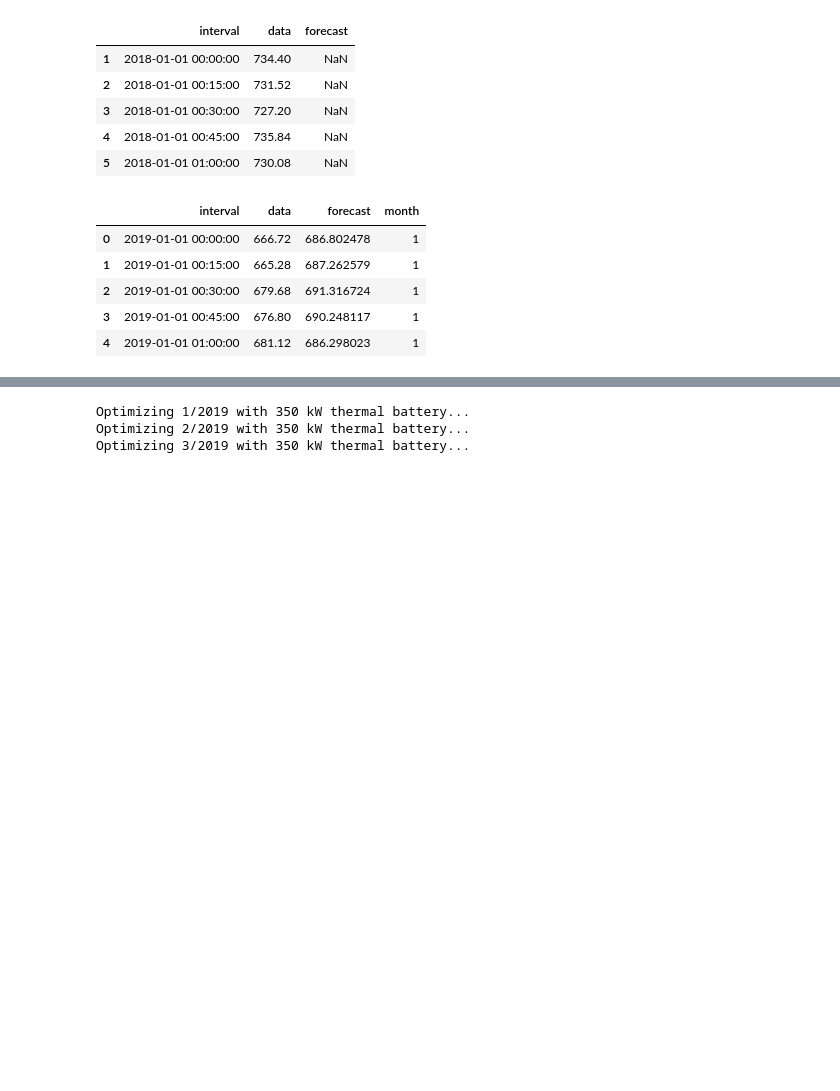
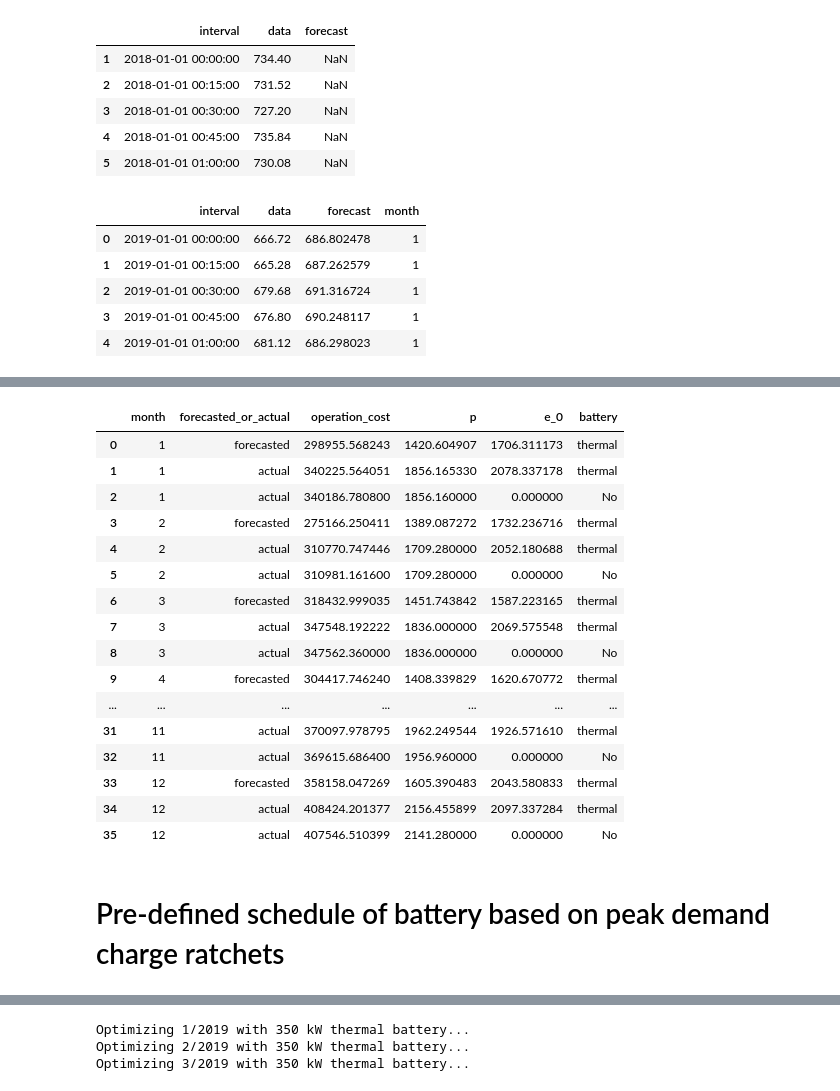
Before and after one commit to gnyirjesy/columbia-peak-shaving, a Jupyter notebook: peak_shaving_optimization.ipynb, the cells around one changed output, grey strips where cells are left out. Saved outputs shown, nothing was run; the diff lists cells and outputs as text; code cells hidden in the pictures; blank space fills up the shorter version.

```diff
--- a/peak_shaving_optimization.ipynb
+++ b/peak_shaving_optimization.ipynb
@@ -380,0 +532,22 @@ monthly_cost, cost_E, cost_P, e, p, d, q= run_optimization(D = demand_array_fore
+# %%
+monthly_values_2019
+# %% [output]
+|  | month | forecasted_or_actual | operation_cost | p | e_0 | battery |
+| 0 | 1 | forecasted | 298955.568243 | 1420.604907 | 1706.311173 | thermal |
+| 1 | 1 | actual | 340225.564051 | 1856.165330 | 2078.337178 | thermal |
+| 2 | 1 | actual | 340186.780800 | 1856.160000 | 0.000000 | No |
+| 3 | 2 | forecasted | 275166.250411 | 1389.087272 | 1732.236716 | thermal |
+| 4 | 2 | actual | 310770.747446 | 1709.280000 | 2052.180688 | thermal |
+| 5 | 2 | actual | 310981.161600 | 1709.280000 | 0.000000 | No |
+| 6 | 3 | forecasted | 318432.999035 | 1451.743842 | 1587.223165 | thermal |
+| 7 | 3 | actual | 347548.192222 | 1836.000000 | 2069.575548 | thermal |
+| 8 | 3 | actual | 347562.360000 | 1836.000000 | 0.000000 | No |
+| 9 | 4 | forecasted | 304417.746240 | 1408.339829 | 1620.670772 | thermal |
+| ... | ... | ... | ... | ... | ... | ... |
+| 31 | 11 | actual | 370097.978795 | 1962.249544 | 1926.571610 | thermal |
+| 32 | 11 | actual | 369615.686400 | 1956.960000 | 0.000000 | No |
+| 33 | 12 | forecasted | 358158.047269 | 1605.390483 | 2043.580833 | thermal |
+| 34 | 12 | actual | 408424.201377 | 2156.455899 | 2097.337284 | thermal |
+| 35 | 12 | actual | 407546.510399 | 2141.280000 | 0.000000 | No |
+# %% [markdown]
+# Pre-defined schedule of battery based on peak demand charge ratchets
```
Also changed, not shown: parts of 35 cells of this notebook.
